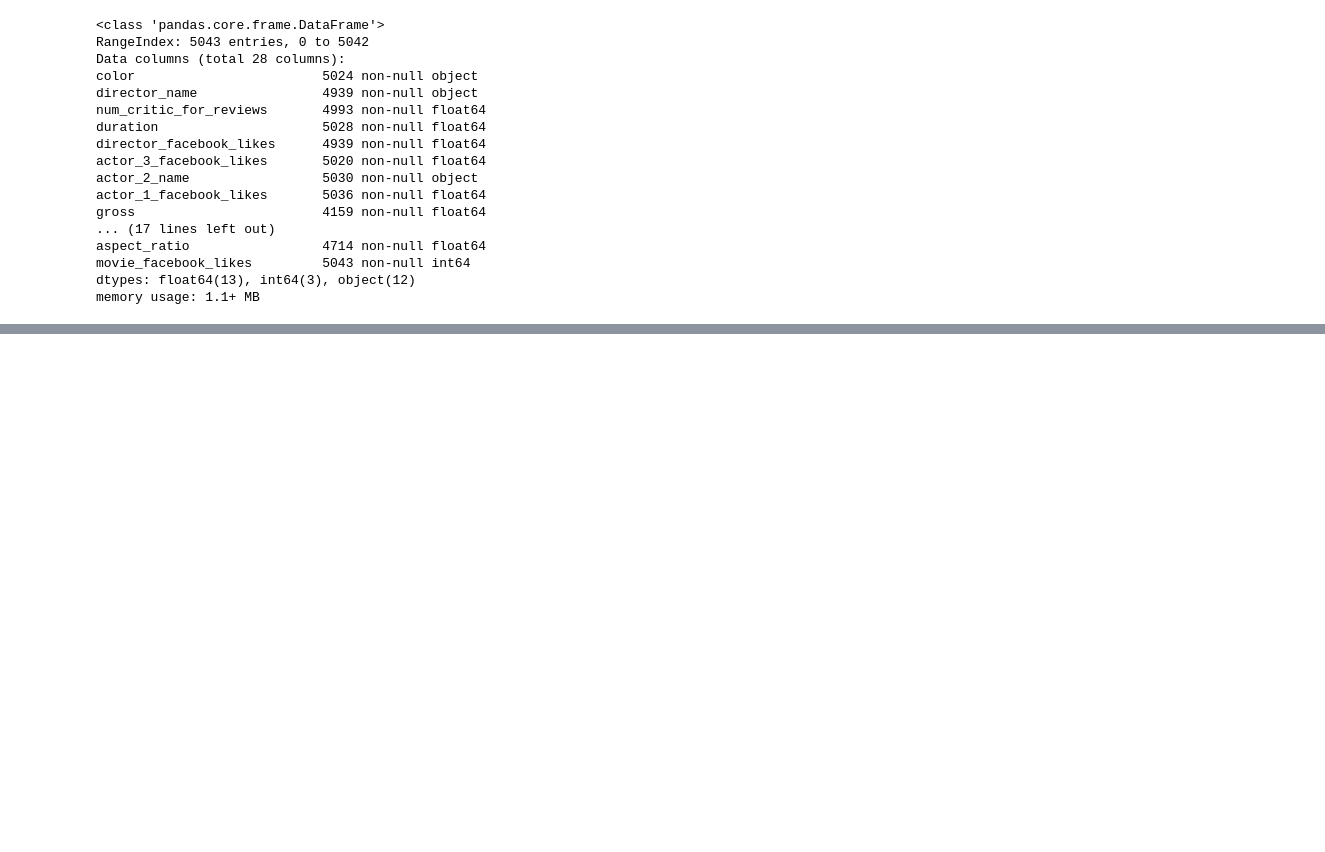
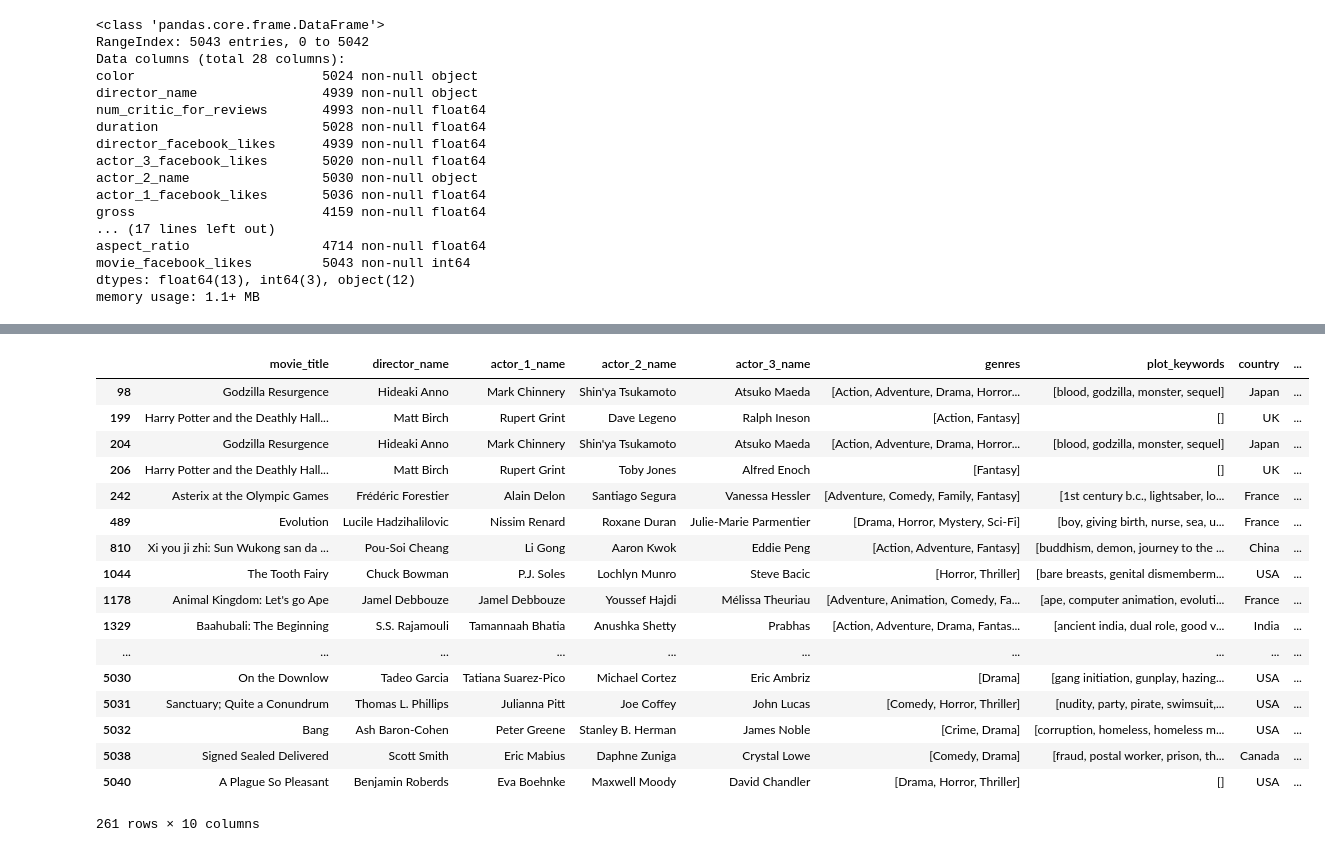
Before and after one commit to nikasso/movie2vec, a Jupyter notebook: eda/imdb5000_eda.ipynb, the cells around one changed output, grey strips where cells are left out. Saved outputs shown, nothing was run; the diff lists cells and outputs as text; code cells hidden in the pictures; blank space fills up the shorter version.

```diff
--- a/eda/imdb5000_eda.ipynb
+++ b/eda/imdb5000_eda.ipynb
@@ -101,0 +126,2 @@ directors_df = directors_df.groupby('director_name').agg(lambda x: [].append(x))
+# %%
+movies3 = movies3[['movie_title','director_name','actor_1_name','actor_2_name','actor_3_name','genres','plot_keywords','language','country','content_rating','title_year']]
@@ -101,0 +153,2 @@ directors_df = directors_df.groupby('director_name').agg(lambda x: [].append(x))
+# %%
+movies3 = movies3[movies3['director_name'].notnull()]
@@ -101,0 +183,2 @@ directors_df = directors_df.groupby('director_name').agg(lambda x: [].append(x))
+# %%
+movies3 = movies3.drop('language', axis=1)
@@ -101,0 +220,2 @@ directors_df = directors_df.groupby('director_name').agg(lambda x: [].append(x))
+# %%
+movies3 = movies3[movies3['title_year'].notnull()]
@@ -101,0 +240,21 @@ directors_df = directors_df.groupby('director_name').agg(lambda x: [].append(x))
+# %%
+movies3[movies3.content_rating.isnull()]
+# %% [output]
+|  | movie_title | director_name | actor_1_name | actor_2_name | actor_3_name | genres | plot_keywords | country | ... |
+| 98 | Godzilla Resurgence | Hideaki Anno | Mark Chinnery | Shin'ya Tsukamoto | Atsuko Maeda | [Action, Adventure, Drama, Horror... | [blood, godzilla, monster, sequel] | Japan | ... |
+| 199 | Harry Potter and the Deathly Hall... | Matt Birch | Rupert Grint | Dave Legeno | Ralph Ineson | [Action, Fantasy] | [] | UK | ... |
+| 204 | Godzilla Resurgence | Hideaki Anno | Mark Chinnery | Shin'ya Tsukamoto | Atsuko Maeda | [Action, Adventure, Drama, Horror... | [blood, godzilla, monster, sequel] | Japan | ... |
+| 206 | Harry Potter and the Deathly Hall... | Matt Birch | Rupert Grint | Toby Jones | Alfred Enoch | [Fantasy] | [] | UK | ... |
+| 242 | Asterix at the Olympic Games | Frédéric Forestier | Alain Delon | Santiago Segura | Vanessa Hessler | [Adventure, Comedy, Family, Fantasy] | [1st century b.c., lightsaber, lo... | France | ... |
+| 489 | Evolution | Lucile Hadzihalilovic | Nissim Renard | Roxane Duran | Julie-Marie Parmentier | [Drama, Horror, Mystery, Sci-Fi] | [boy, giving birth, nurse, sea, u... | France | ... |
+| 810 | Xi you ji zhi: Sun Wukong san da ... | Pou-Soi Cheang | Li Gong | Aaron Kwok | Eddie Peng | [Action, Adventure, Fantasy] | [buddhism, demon, journey to the ... | China | ... |
+| 1044 | The Tooth Fairy | Chuck Bowman | P.J. Soles | Lochlyn Munro | Steve Bacic | [Horror, Thriller] | [bare breasts, genital dismemberm... | USA | ... |
+| 1178 | Animal Kingdom: Let's go Ape | Jamel Debbouze | Jamel Debbouze | Youssef Hajdi | Mélissa Theuriau | [Adventure, Animation, Comedy, Fa... | [ape, computer animation, evoluti... | France | ... |
+| 1329 | Baahubali: The Beginning | S.S. Rajamouli | Tamannaah Bhatia | Anushka Shetty | Prabhas | [Action, Adventure, Drama, Fantas... | [ancient india, dual role, good v... | India | ... |
+| ... | ... | ... | ... | ... | ... | ... | ... | ... | ... |
+| 5030 | On the Downlow | Tadeo Garcia | Tatiana Suarez-Pico | Michael Cortez | Eric Ambriz | [Drama] | [gang initiation, gunplay, hazing... | USA | ... |
+| 5031 | Sanctuary; Quite a Conundrum | Thomas L. Phillips | Julianna Pitt | Joe Coffey | John Lucas | [Comedy, Horror, Thriller] | [nudity, party, pirate, swimsuit,... | USA | ... |
+| 5032 | Bang | Ash Baron-Cohen | Peter Greene | Stanley B. Herman | James Noble | [Crime, Drama] | [corruption, homeless, homeless m... | USA | ... |
+| 5038 | Signed Sealed Delivered | Scott Smith | Eric Mabius | Daphne Zuniga | Crystal Lowe | [Comedy, Drama] | [fraud, postal worker, prison, th... | Canada | ... |
+| 5040 | A Plague So Pleasant | Benjamin Roberds | Eva Boehnke | Maxwell Moody | David Chandler | [Drama, Horror, Thriller] | [] | USA | ... |
+261 rows × 10 columns
```
Also changed, not shown: parts of 29 cells of this notebook, 3 other files.
